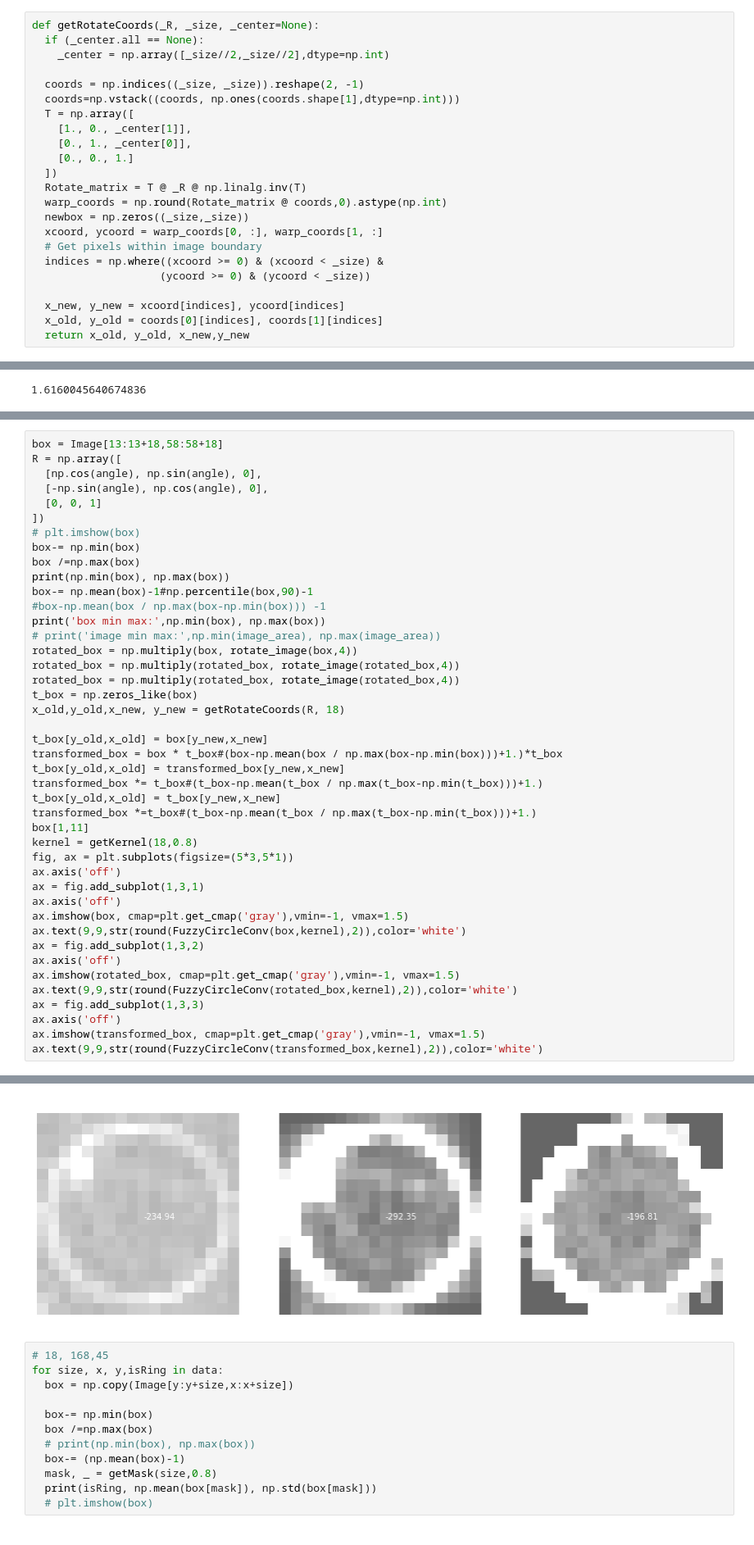
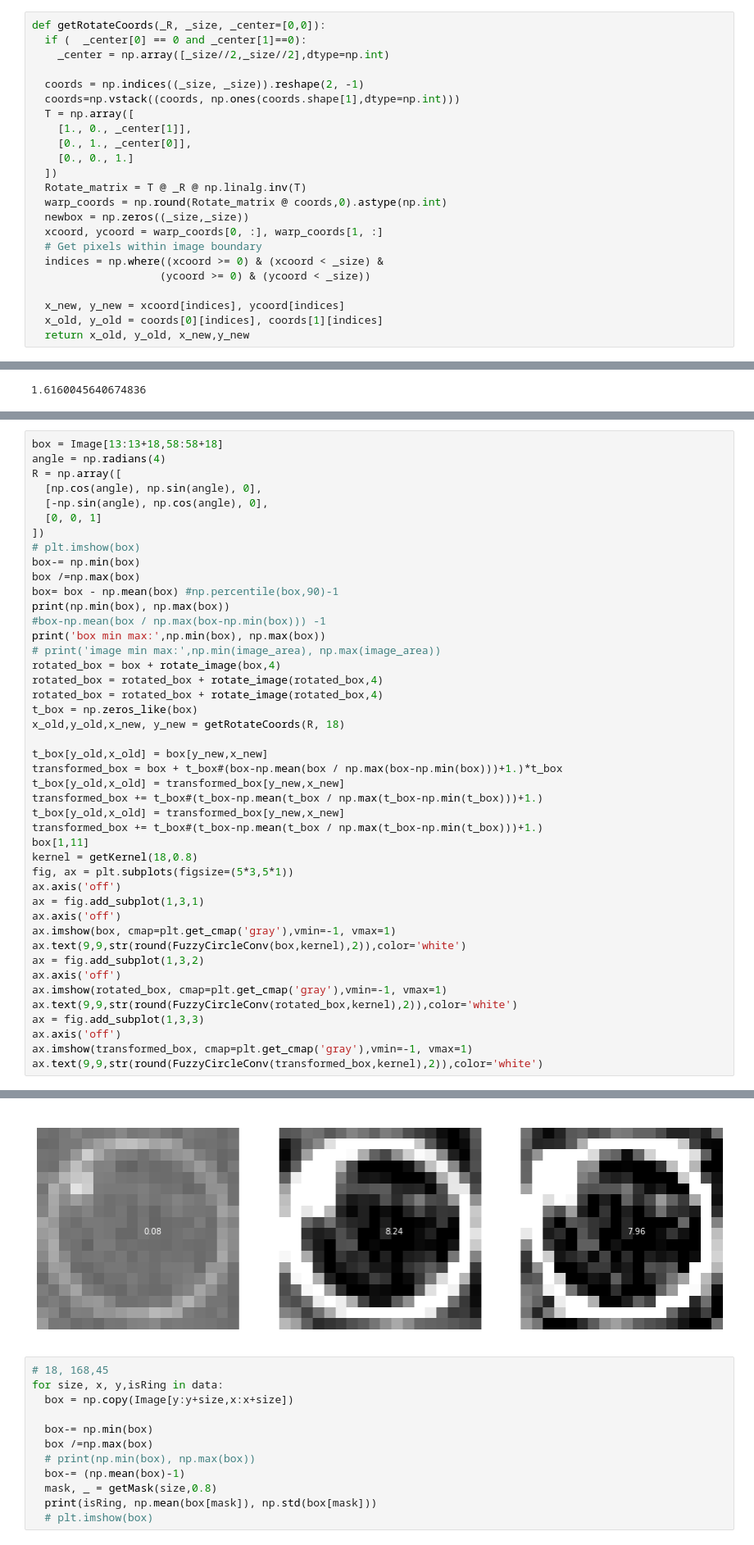
Before and after one commit to andrew-veriga/MathForML, a Jupyter notebook: ConvolutionalCoffieCircles.ipynb, the cells around one changed output, grey strips where cells are left out. Shown at 82% size. Cells and saved outputs as stored; diff of their text form.

```diff
--- a/ConvolutionalCoffieCircles.ipynb
+++ b/ConvolutionalCoffieCircles.ipynb
@@ -420,8 +420,8 @@ _DEBUG_=False
 # %% [markdown]
 ### try masqueraded convolutions
 # %%
-def getRotateCoords(_R, _size, _center=None):
-  if (_center.all == None):
+def getRotateCoords(_R, _size, _center=[0,0]):
+  if (  _center[0] == 0 and _center[1]==0):
     _center = np.array([_size//2,_size//2],dtype=np.int)
 
   coords = np.indices((_size, _size)).reshape(2, -1)
@@ -594,5 +588,6 @@ array([8.0, 8.0], dtype=object)
 # %%
 box = Image[13:13+18,58:58+18]
+angle = np.radians(4)
 R = np.array([
   [np.cos(angle), np.sin(angle), 0],
   [-np.sin(angle), np.cos(angle), 0],
@@ -601,37 +596,37 @@ R = np.array([
 # plt.imshow(box)
 box-= np.min(box)
 box /=np.max(box)
+box= box - np.mean(box) #np.percentile(box,90)-1
 print(np.min(box), np.max(box))
-box-= np.mean(box)-1#np.percentile(box,90)-1
 #box-np.mean(box / np.max(box-np.min(box))) -1
 print('box min max:',np.min(box), np.max(box))
 # print('image min max:',np.min(image_area), np.max(image_area))
-rotated_box = np.multiply(box, rotate_image(box,4))
-rotated_box = np.multiply(rotated_box, rotate_image(rotated_box,4))
-rotated_box = np.multiply(rotated_box, rotate_image(rotated_box,4))
+rotated_box = box + rotate_image(box,4)
+rotated_box = rotated_box + rotate_image(rotated_box,4)
+rotated_box = rotated_box + rotate_image(rotated_box,4)
 t_box = np.zeros_like(box)
 x_old,y_old,x_new, y_new = getRotateCoords(R, 18)
 
 t_box[y_old,x_old] = box[y_new,x_new]
-transformed_box = box * t_box#(box-np.mean(box / np.max(box-np.min(box)))+1.)*t_box
+transformed_box = box + t_box#(box-np.mean(box / np.max(box-np.min(box)))+1.)*t_box
 t_box[y_old,x_old] = transformed_box[y_new,x_new]
-transformed_box *= t_box#(t_box-np.mean(t_box / np.max(t_box-np.min(t_box)))+1.)
-t_box[y_old,x_old] = t_box[y_new,x_new]
-transformed_box *=t_box#(t_box-np.mean(t_box / np.max(t_box-np.min(t_box)))+1.)
+transformed_box += t_box#(t_box-np.mean(t_box / np.max(t_box-np.min(t_box)))+1.)
+t_box[y_old,x_old] = transformed_box[y_new,x_new]
+transformed_box += t_box#(t_box-np.mean(t_box / np.max(t_box-np.min(t_box)))+1.)
 box[1,11]
 kernel = getKernel(18,0.8)
 fig, ax = plt.subplots(figsize=(5*3,5*1))
 ax.axis('off')
 ax = fig.add_subplot(1,3,1)
 ax.axis('off')
-ax.imshow(box, cmap=plt.get_cmap('gray'),vmin=-1, vmax=1.5)
+ax.imshow(box, cmap=plt.get_cmap('gray'),vmin=-1, vmax=1)
 ax.text(9,9,str(round(FuzzyCircleConv(box,kernel),2)),color='white')
 ax = fig.add_subplot(1,3,2)
 ax.axis('off')
-ax.imshow(rotated_box, cmap=plt.get_cmap('gray'),vmin=-1, vmax=1.5)
+ax.imshow(rotated_box, cmap=plt.get_cmap('gray'),vmin=-1, vmax=1)
 ax.text(9,9,str(round(FuzzyCircleConv(rotated_box,kernel),2)),color='white')
 ax = fig.add_subplot(1,3,3)
 ax.axis('off')
-ax.imshow(transformed_box, cmap=plt.get_cmap('gray'),vmin=-1, vmax=1.5)
+ax.imshow(transformed_box, cmap=plt.get_cmap('gray'),vmin=-1, vmax=1)
 ax.text(9,9,str(round(FuzzyCircleConv(transformed_box,kernel),2)),color='white')
 # %% [output]
@@ -641,4 +636,4 @@ Text(9, 9, '-196.81')
-[figure, old version]
+[figure, new version]
 # %%
 # 18, 168,45
 for size, x, y,isRing in data:
```
Also changed, not shown: parts of 7 cells of this notebook.
